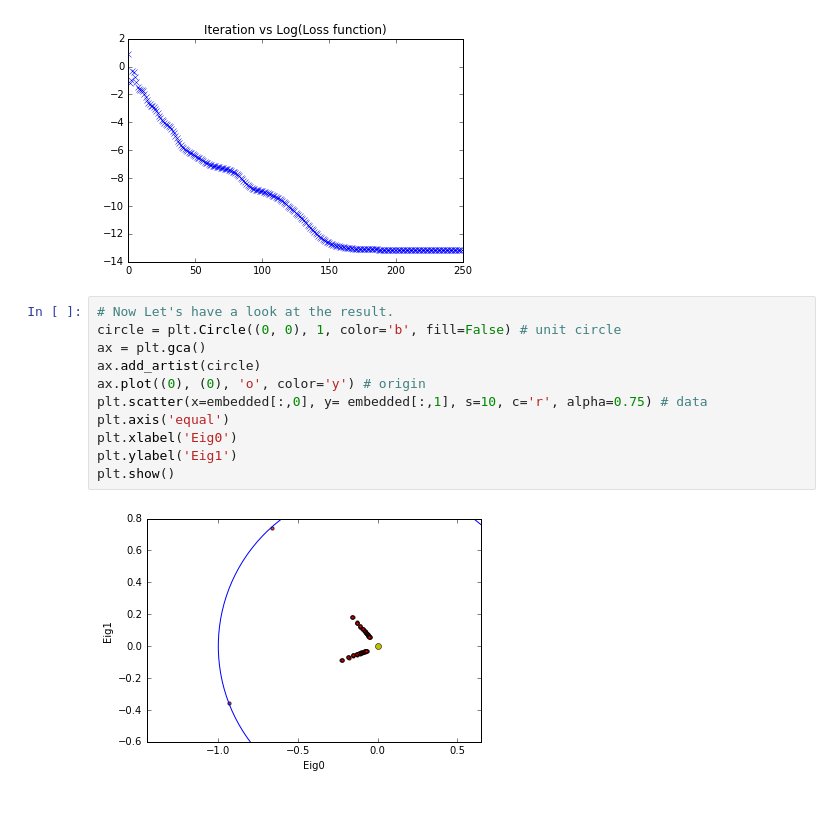
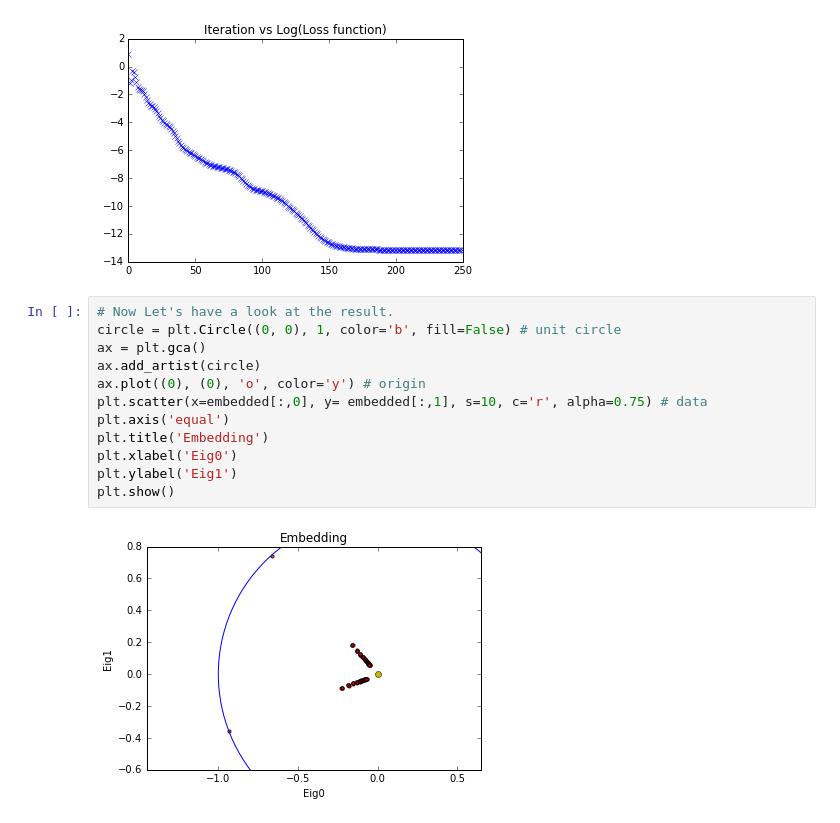
Before and after one commit to Haoyuan-Li-93/Classify_Einstein, a Jupyter notebook: example.ipynb, the cells around one changed output. Saved outputs shown, nothing was run; the diff lists cells and outputs as text.

```diff
--- a/example.ipynb
+++ b/example.ipynb
@@ -139,16 +139,17 @@ iter 249: Loss 0.000002
 # %%
 # Now Let's have a look at the result.
 circle = plt.Circle((0, 0), 1, color='b', fill=False) # unit circle
 ax = plt.gca()
 ax.add_artist(circle)
 ax.plot((0), (0), 'o', color='y') # origin
 plt.scatter(x=embedded[:,0], y= embedded[:,1], s=10, c='r', alpha=0.75) # data
 plt.axis('equal')
+plt.title('Embedding')
 plt.xlabel('Eig0')
 plt.ylabel('Eig1')
 plt.show()
 # %% [output]
-[figure, old version]
+[figure, new version]
 # %%
 # Reconstruct by correcting heterogeneity
 mirrorInd =  np.where(embedded[:,1] < 0)[0]
```
Also changed, not shown: parts of 1 cell of this notebook, 1 other file.
